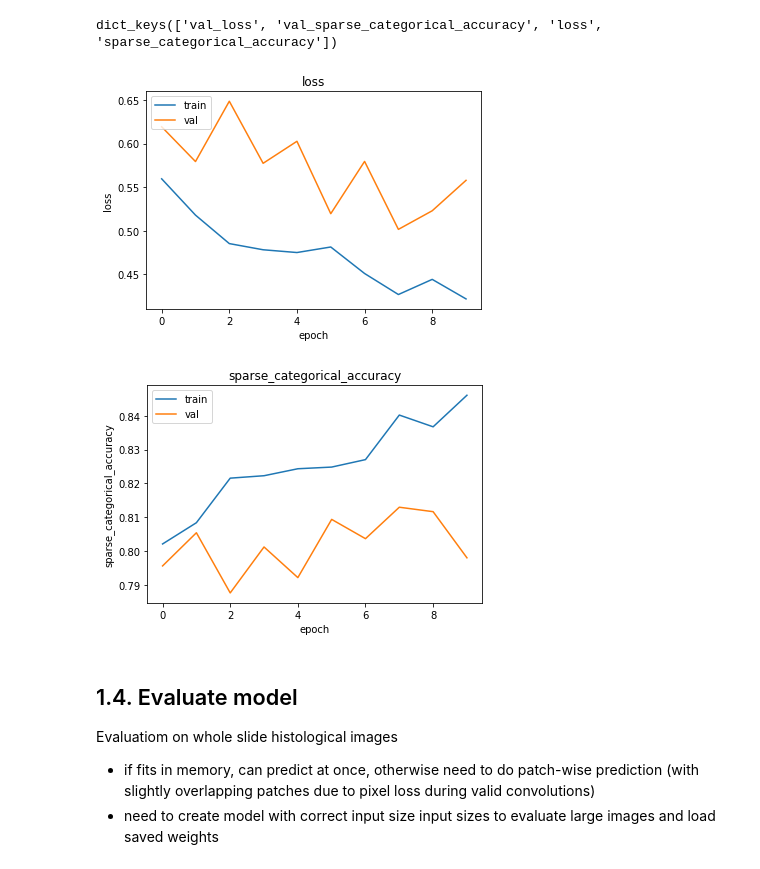
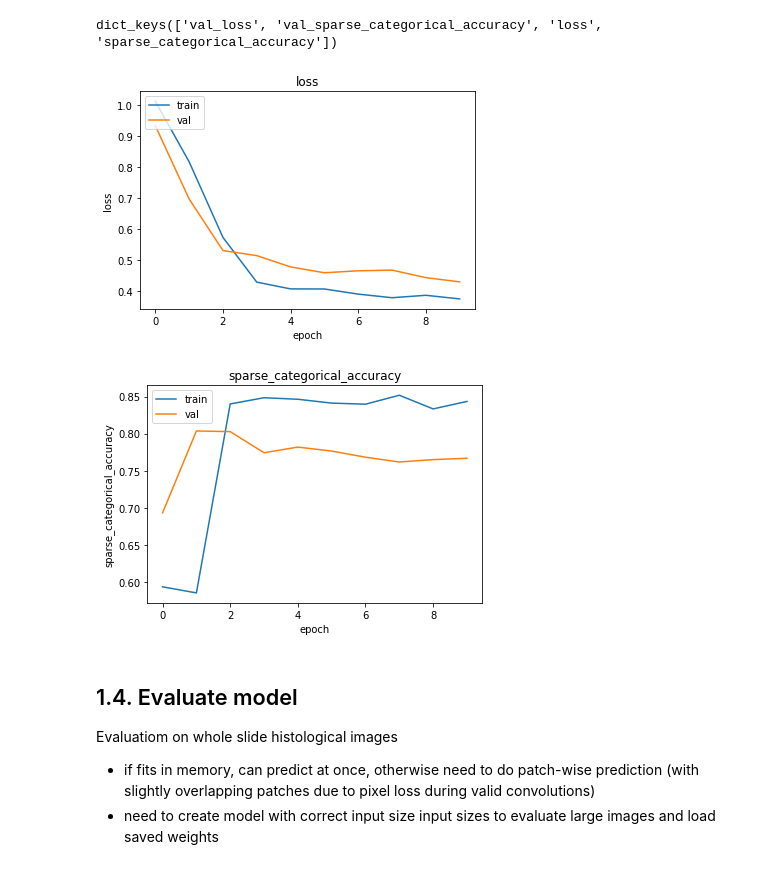
Before and after one commit to hspitzer/histo-seg, a Jupyter notebook: tutorial-segmentation.ipynb, the cells around one changed output. Saved outputs shown, nothing was run; the diff lists cells and outputs as text; code cells hidden in the pictures.

```diff
--- a/tutorial-segmentation.ipynb
+++ b/tutorial-segmentation.ipynb
@@ -333,6 +329,6 @@ Y_val_cropped = crop_to_shape(Y_val, model.output.shape.as_list()[1:3])
 print("Shape before cropping: {}. Shape after cropping: {}.".format(Y_train.shape, Y_train_cropped.shape))
 
 # create generator for batches that centers mean and std deviation of training data
-datagen = ImageDataGenerator(featurewise_center=True)
+datagen = ImageDataGenerator(featurewise_center=True, featurewise_std_normalization=True)
 datagen.fit(X_train)
 # %% [output]
@@ -343,7 +339,7 @@ lr = 0.001
 momentum = 0.9
 epochs = 10
 batch_size = 24
-model_name = 'my_model.hdf5'
+model_name = 'model_gmwm.hdf5'
 
 # prepare model for training
 sgd = SGD(lr=lr, momentum=momentum, nesterov=True)
@@ -362,7 +358,7 @@ def sparse_categorical_accuracy(y_true, y_pred):
 model.compile(loss='sparse_categorical_crossentropy', optimizer=sgd, metrics=[sparse_categorical_accuracy] )
 
 # train model
-history = model.fit_generator(datagen.flow(X_train, Y_train_cropped, batch_size=batch_size),
+history_gmwm = model.fit_generator(datagen.flow(X_train, Y_train_cropped, batch_size=batch_size),
                              steps_per_epoch=X_train.shape[0]//batch_size,
                               epochs=epochs, verbose=2,
                              validation_data=datagen.flow(X_val, Y_val_cropped, batch_size=len(X_val)).next())
@@ -399,19 +395,19 @@ dict_keys(['val_loss', 'val_sparse_categorical_accuracy', 'loss', 'sparse_catego
 # %%
 def plot_history(history, key='loss'):
     # summarize history for accuracy
     plt.plot(history.history[key])
     plt.plot(history.history['val_{}'.format(key)])
     plt.title(key)
     plt.ylabel(key)
     plt.xlabel('epoch')
     plt.legend(['train', 'val'], loc='upper left')
     plt.show()
 
-plot_history(history, key='loss')
-plot_history(history, key='sparse_categorical_accuracy')
+plot_history(history_gmwm, key='loss')
+plot_history(history_gmwm, key='sparse_categorical_accuracy')
 # %% [output]
-[figure, old version]
+[figure, new version]
-[figure, old version]
+[figure, new version]
 # %% [markdown]
 ## 1.4. Evaluate model
 Evaluatiom on whole slide histological images
```
Also changed, not shown: parts of 36 cells of this notebook, 1 other file.
